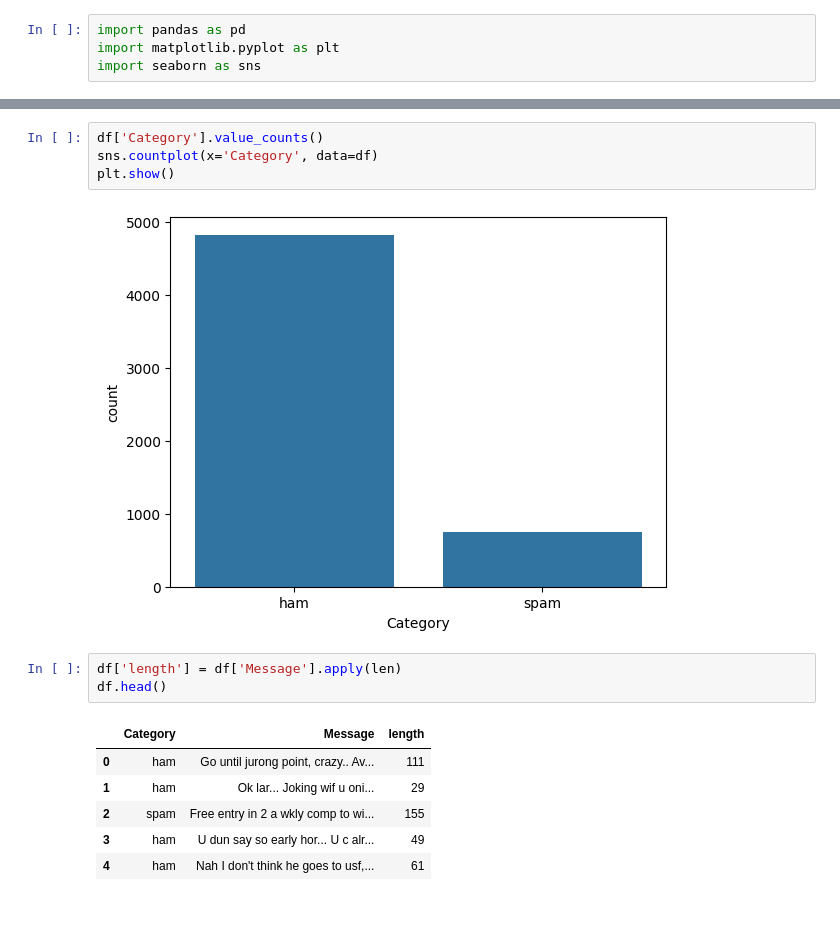
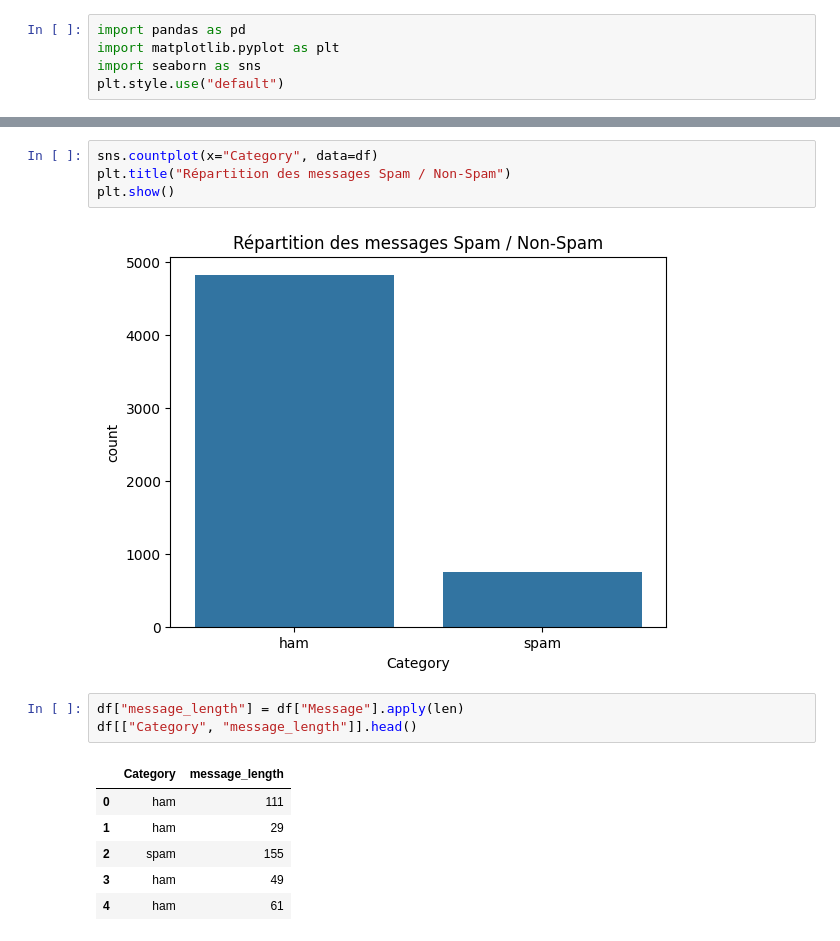
Before and after one commit to x-khalid-x/spam-detection-ml, a Jupyter notebook: notebooks/exploration.ipynb, the cells around one changed output, grey strips where cells are left out. Saved outputs shown, nothing was run; the diff lists cells and outputs as text; blank space fills up the shorter version.

```diff
--- a/notebooks/exploration.ipynb
+++ b/notebooks/exploration.ipynb
@@ -2,4 +2,5 @@
 import pandas as pd
 import matplotlib.pyplot as plt
 import seaborn as sns
+plt.style.use("default")
 # %%
@@ -29,16 +41,16 @@ dtype: int64
 # %%
-df['Category'].value_counts()
-sns.countplot(x='Category', data=df)
+sns.countplot(x="Category", data=df)
+plt.title("Répartition des messages Spam / Non-Spam")
 plt.show()
 # %% [output]
-[figure, old version]
+[figure, new version]
 # %%
-df['length'] = df['Message'].apply(len)
-df.head()
+df["message_length"] = df["Message"].apply(len)
+df[["Category", "message_length"]].head()
 # %% [output]
-|  | Category | Message | length |
-| 0 | ham | Go until jurong point, crazy.. Av... | 111 |
-| 1 | ham | Ok lar... Joking wif u oni... | 29 |
-| 2 | spam | Free entry in 2 a wkly comp to wi... | 155 |
-| 3 | ham | U dun say so early hor... U c alr... | 49 |
-| 4 | ham | Nah I don't think he goes to usf,... | 61 |
+|  | Category | message_length |
+| 0 | ham | 111 |
+| 1 | ham | 29 |
+| 2 | spam | 155 |
+| 3 | ham | 49 |
+| 4 | ham | 61 |
```
Also changed, not shown: parts of 12 cells of this notebook, 15 other files.
